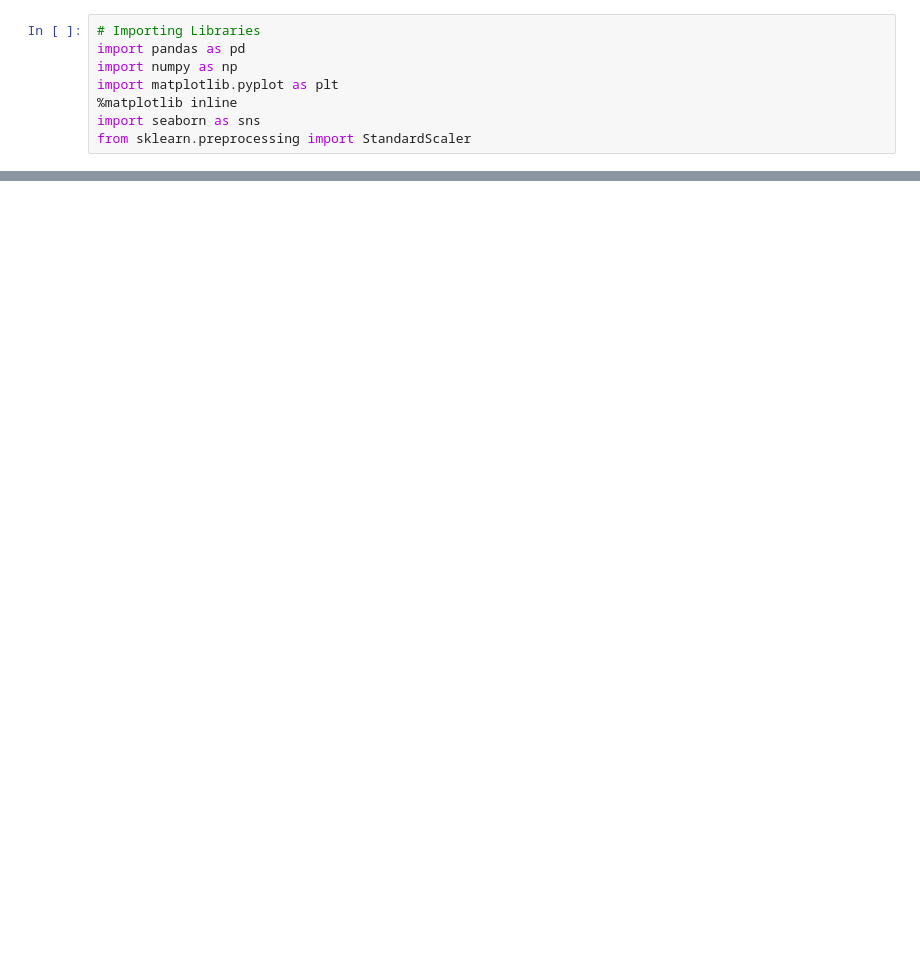
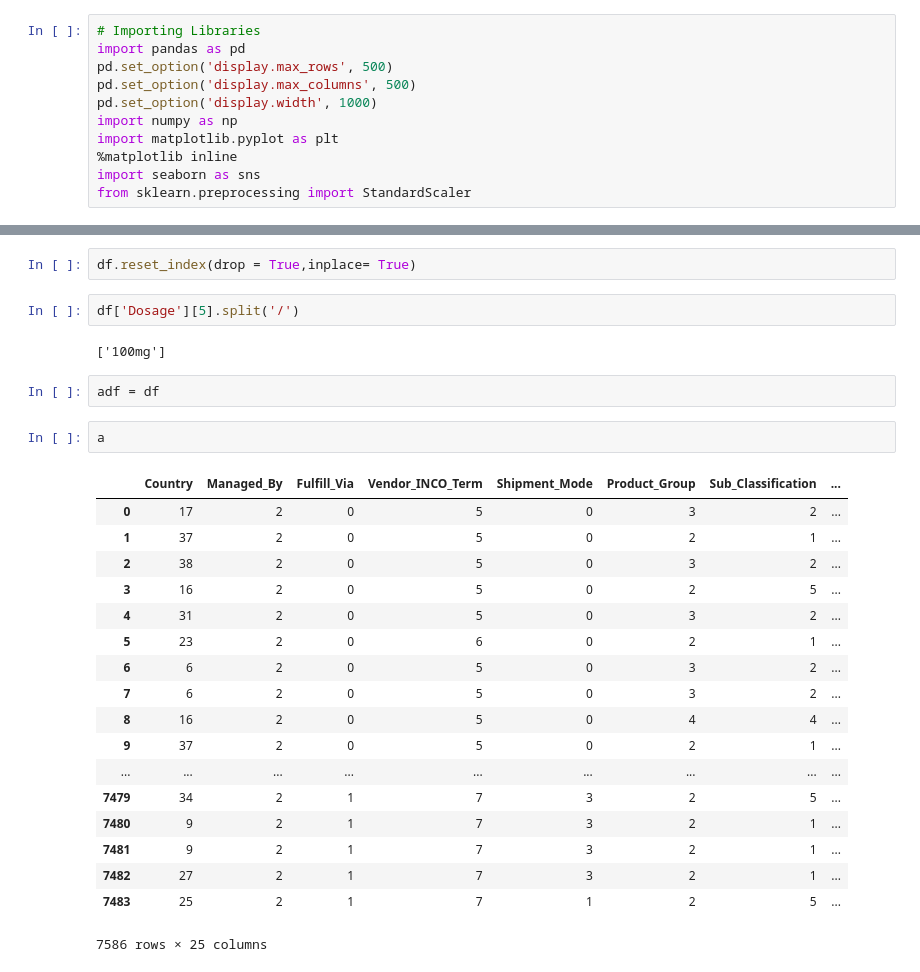
Before and after one commit to Mitesh512/SCM_Shipment, a Jupyter notebook: SCM_Data_Engg.ipynb, the cells around one changed output, grey strips where cells are left out. Drawn from its saved outputs; the diff is of its cells as text; blank space fills up the shorter version.

```diff
--- a/SCM_Data_Engg.ipynb
+++ b/SCM_Data_Engg.ipynb
@@ -1,6 +1,9 @@
 # %%
 # Importing Libraries
 import pandas as pd
+pd.set_option('display.max_rows', 500)
+pd.set_option('display.max_columns', 500)
+pd.set_option('display.width', 1000)
 import numpy as np
 import matplotlib.pyplot as plt
 %matplotlib inline
@@ -82,0 +210,29 @@ df['Project Code'].value_counts().count()
+# %%
+df.reset_index(drop = True,inplace= True)
+# %%
+df['Dosage'][5].split('/')
+# %% [output]
+['100mg']
+# %%
+adf = df
+# %%
+a
+# %% [output]
+|  | Country | Managed_By | Fulfill_Via | Vendor_INCO_Term | Shipment_Mode | Product_Group | Sub_Classification | ... |
+| 0 | 17 | 2 | 0 | 5 | 0 | 3 | 2 | ... |
+| 1 | 37 | 2 | 0 | 5 | 0 | 2 | 1 | ... |
+| 2 | 38 | 2 | 0 | 5 | 0 | 3 | 2 | ... |
+| 3 | 16 | 2 | 0 | 5 | 0 | 2 | 5 | ... |
+| 4 | 31 | 2 | 0 | 5 | 0 | 3 | 2 | ... |
+| 5 | 23 | 2 | 0 | 6 | 0 | 2 | 1 | ... |
+| 6 | 6 | 2 | 0 | 5 | 0 | 3 | 2 | ... |
+| 7 | 6 | 2 | 0 | 5 | 0 | 3 | 2 | ... |
+| 8 | 16 | 2 | 0 | 5 | 0 | 4 | 4 | ... |
+| 9 | 37 | 2 | 0 | 5 | 0 | 2 | 1 | ... |
+| ... | ... | ... | ... | ... | ... | ... | ... | ... |
+| 7479 | 34 | 2 | 1 | 7 | 3 | 2 | 5 | ... |
+| 7480 | 9 | 2 | 1 | 7 | 3 | 2 | 1 | ... |
+| 7481 | 9 | 2 | 1 | 7 | 3 | 2 | 1 | ... |
+| 7482 | 27 | 2 | 1 | 7 | 3 | 2 | 1 | ... |
+| 7483 | 25 | 2 | 1 | 7 | 1 | 2 | 5 | ... |
+7586 rows × 25 columns
```
Also changed, not shown: parts of 35 cells of this notebook.
